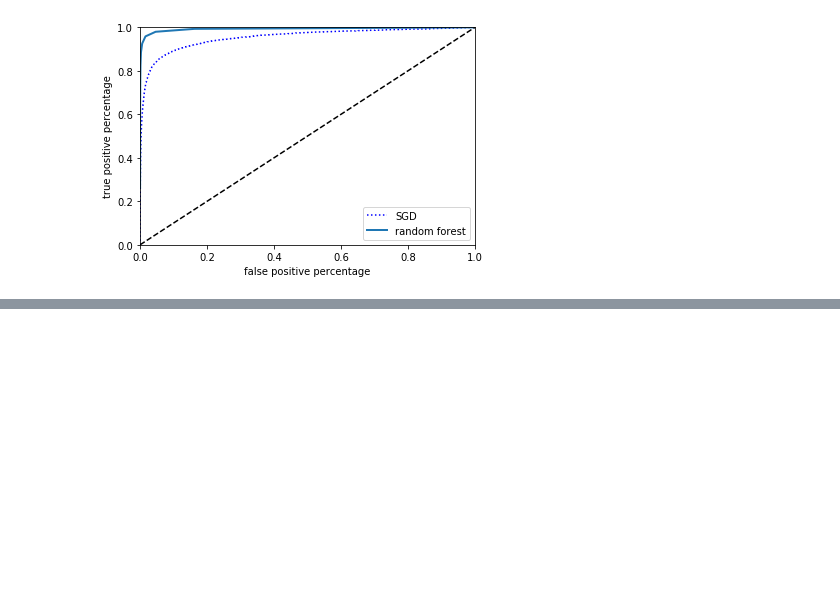
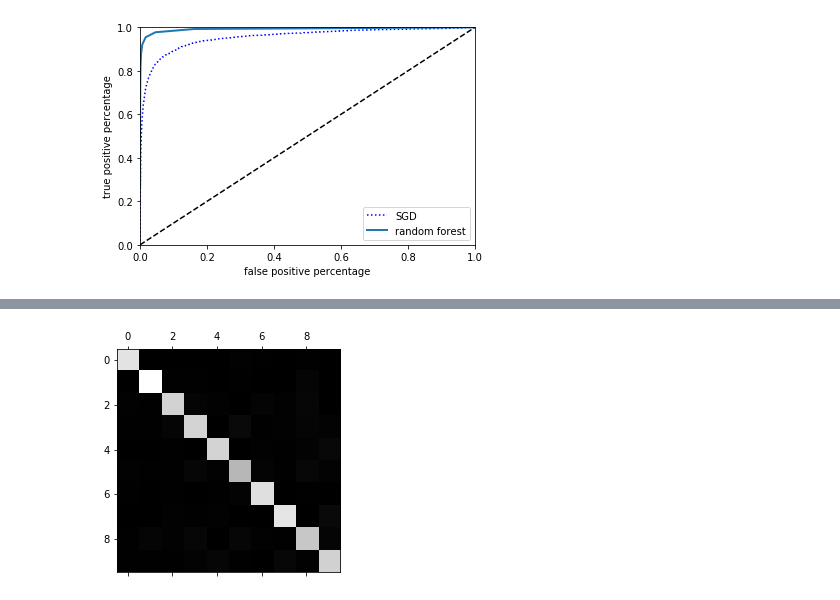
Before and after one commit to Nebizar/MachineLearning-NeuralNetworks, a Jupyter notebook: ML&NN(O'Reilly)/Classification/Classification.ipynb, the cells around one changed output, grey strips where cells are left out. Drawn from its saved outputs; the diff is of its cells as text; code cells hidden in the pictures; blank space fills up the shorter version.

Commit message:
multi-class classification

```diff
--- a/ML&NN(O'Reilly)/Classification/Classification.ipynb
+++ b/ML&NN(O'Reilly)/Classification/Classification.ipynb
@@ -271,0 +300,7 @@ roc_auc_score(y_train_5, y_scores_forest)
+# %%
+from sklearn.multiclass import OneVsOneClassifier
+
+ovo_clf = OneVsOneClassifier(SGDClassifier(random_state = 42))
+ovo_clf.fit(X_train, y_train)
+print(ovo_clf.predict([some_digit]))
+print(len(ovo_clf.estimators_))
@@ -271,0 +310,4 @@ roc_auc_score(y_train_5, y_scores_forest)
+# %%
+forest_clf.fit(X_train, y_train)
+print(forest_clf.predict([some_digit]))
+print(forest_clf.predict_proba([some_digit]))
@@ -271,0 +321,6 @@ roc_auc_score(y_train_5, y_scores_forest)
+# %%
+from sklearn.preprocessing import StandardScaler
+
+scaler = StandardScaler()
+X_train_scaled = scaler.fit_transform(X_train.astype(np.float64))
+cross_val_score(sgd_clf, X_train_scaled, y_train, cv=3, scoring="accuracy")
@@ -271,0 +331,4 @@ roc_auc_score(y_train_5, y_scores_forest)
+# %%
+y_train_pred = cross_val_predict(sgd_clf, X_train_scaled, y_train, cv=3)
+cmat = confusion_matrix(y_train, y_train_pred)
+cmat
@@ -271,0 +347,5 @@ roc_auc_score(y_train_5, y_scores_forest)
+# %%
+plt.matshow(cmat, cmap = plt.cm.gray)
+plt.show()
+# %% [output]
+[figure, added]
```
Also changed, not shown: parts of 28 cells of this notebook.
